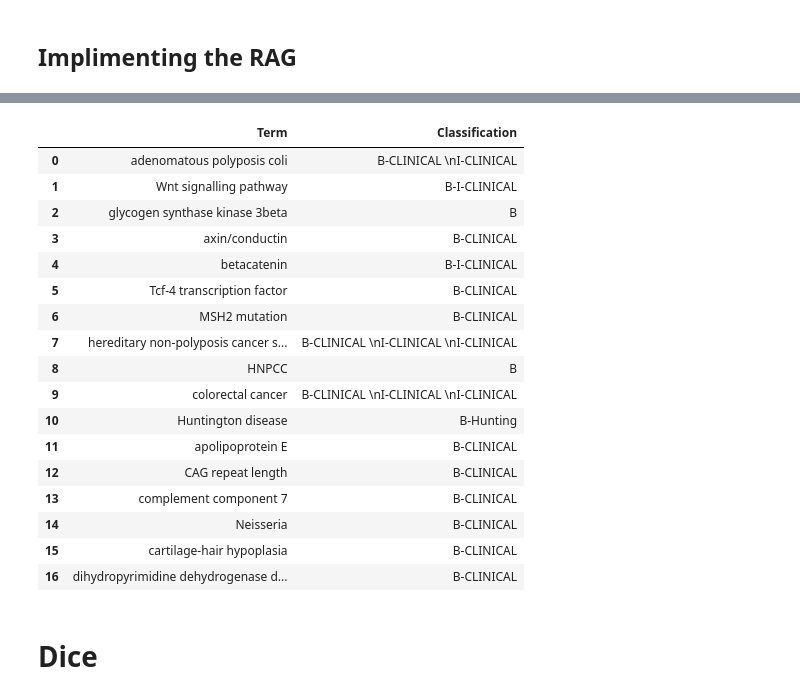
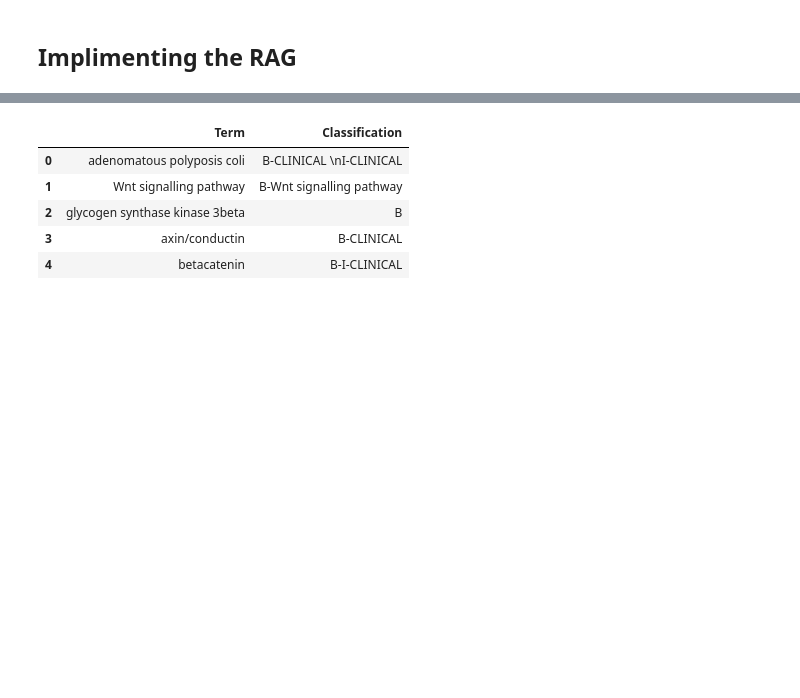
Before and after one commit to apoorvtripathi1999/named-entity-recognition, a Jupyter notebook: basemodel.ipynb, the cells around one changed output, grey strips where cells are left out. Cells and saved outputs as stored; diff of their text form; code cells hidden in the pictures; blank space fills up the shorter version.

```diff
--- a/basemodel.ipynb
+++ b/basemodel.ipynb
@@ -138,0 +133,8 @@ Setting `pad_token_id` to `eos_token_id`:128001 for open-end generation.
+# %%
+pipe.tokenizer.pad_token_id = pipe.tokenizer.eos_token_id
+test_entities_from_doc = pipe(
+        all_prompts,
+        max_new_tokens=1000,
+        temperature=0.1,
+        batch_size=16,
+        return_full_text=False)
@@ -139,4 +182,27 @@ Setting `pad_token_id` to `eos_token_id`:128001 for open-end generation.
 # %%
-test_result_preclassification = ast.literal_eval(test_entities_from_doc[0]["generated_text"])
-print(test_result_preclassification)
+json_pattern = re.compile(r"\{.*\}")
+cleaned_results = []
+
+for item in test_entities_from_doc:
+    generated_text = item[0]['generated_text']
+
+    # Use regex to find the first match for a dictionary-like string
+    match = json_pattern.search(generated_text)
+
+    if match:
+        json_string = match.group(0)
+        try:
+            # Safely parse the string into a Python dictionary
+            parsed_dict = ast.literal_eval(json_string)
+            cleaned_results.append(parsed_dict)
+        except:
+            # Handle cases where the model output is not a valid dict
+            # e.g., the "{o}" output you saw
+            cleaned_results.append({"error": "Failed to parse", "original_text": json_string})
+    else:
+        # Handle cases where no { } was found at all
+        cleaned_results.append({"error": "No dict found", "original_text": generated_text})
+
+# 'cleaned_results' will now be a list of parsed dictionaries
+print(cleaned_results)
 # %% [output]
@@ -215,7 +281,7 @@ def ragpredict(test_result_preclassification):
        prompt_final_classification = [
         {
           "role": "system",
-          "content": "You are an expert in medical domain. Given the following word, and a context which has been taken from Pubmed clinical database, your task is to identify that it could potentially be a medical entity, do not add any other text just return the output format specified. The output should be either 'o'- which represents outside clinical term (for non clinical terms), 'B-CLINICAL'- for the words which are beginning of a clinical term and 'I-CLINICAL' - for the words which can be a subset of a clinical term "
+          "content": "You are an expert in medical domain. Given the following word, and a context which has been taken from Pubmed clinical database, your task is to identify that it could potentially be a medical entity, consider those words which are even closely related, do not add any other text just return the output format specified. The output should be either 'o'- which represents outside clinical term (for non clinical terms), 'B-CLINICAL'- for the words which are beginning of a clinical term and 'I-CLINICAL' - for the words which can be a subset of a clinical term "
         },
         {
           "role": "user",
@@ -257,25 +311,11 @@ print(predictions)
 # %%
 reformatted_data = [{'Term': list(item.keys())[0], 'Classification': list(item.values())[0]} for item in predictions]
 predictions_data= pd.DataFrame(reformatted_data)
-predictions_data
+predictions_data.head()
 # %% [output]
 |  | Term | Classification |
 | 0 | adenomatous polyposis coli | B-CLINICAL \nI-CLINICAL |
-| 1 | Wnt signalling pathway | B-I-CLINICAL |
+| 1 | Wnt signalling pathway | B-Wnt signalling pathway |
 | 2 | glycogen synthase kinase 3beta | B |
 | 3 | axin/conductin | B-CLINICAL |
 | 4 | betacatenin | B-I-CLINICAL |
-| 5 | Tcf-4 transcription factor | B-CLINICAL |
-| 6 | MSH2 mutation | B-CLINICAL |
-| 7 | hereditary non-polyposis cancer s... | B-CLINICAL \nI-CLINICAL \nI-CLINICAL |
-| 8 | HNPCC | B |
-| 9 | colorectal cancer | B-CLINICAL \nI-CLINICAL \nI-CLINICAL |
-| 10 | Huntington disease | B-Hunting |
-| 11 | apolipoprotein E | B-CLINICAL |
-| 12 | CAG repeat length | B-CLINICAL |
-| 13 | complement component 7 | B-CLINICAL |
-| 14 | Neisseria | B-CLINICAL |
-| 15 | cartilage-hair hypoplasia | B-CLINICAL |
-| 16 | dihydropyrimidine dehydrogenase d... | B-CLINICAL |
-# %% [markdown]
-# Dice
```
Also changed, not shown: parts of 7 cells of this notebook.
